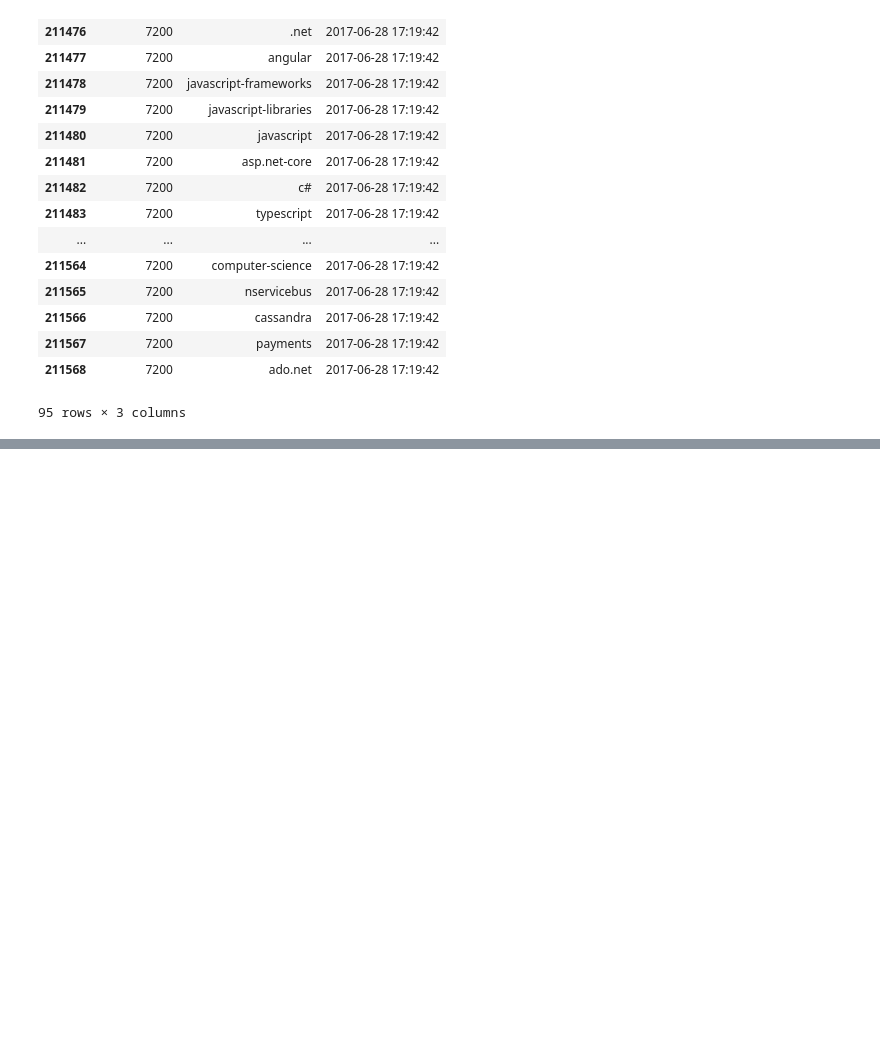
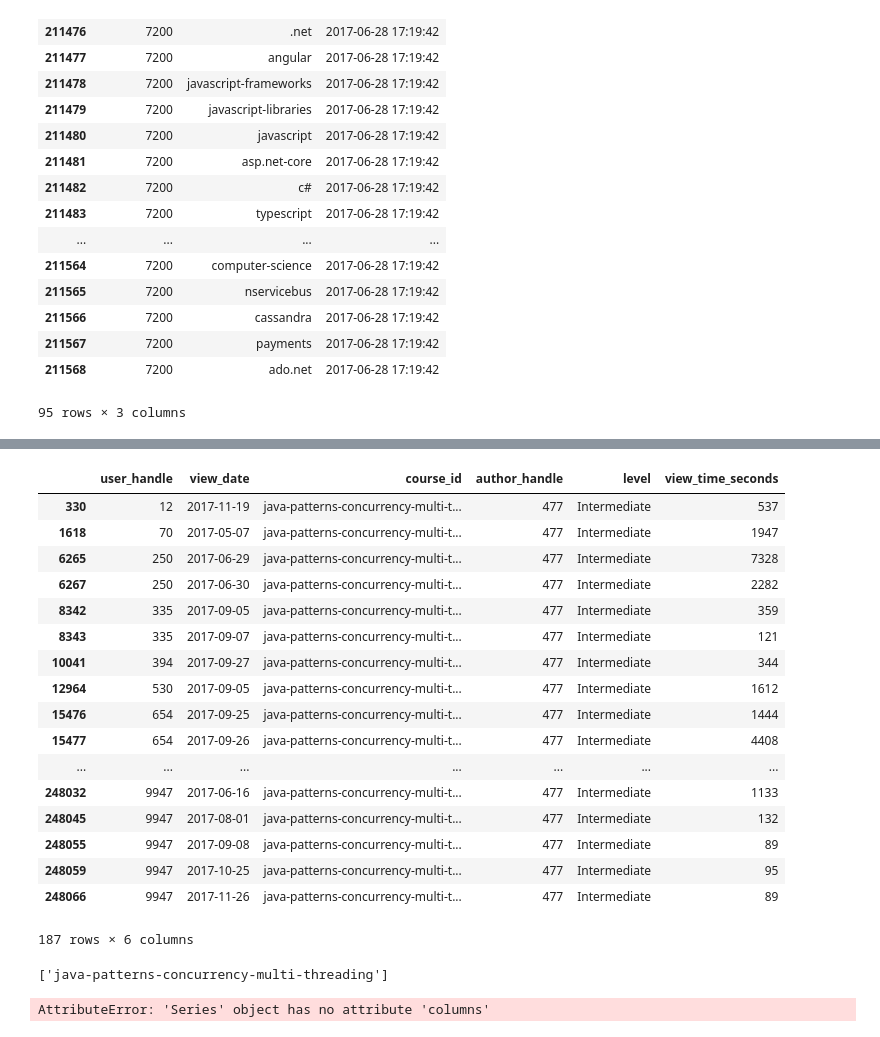
Before and after one commit to renjithmadhavan/flaskapp1, a Jupyter notebook: src/Data Exploratory Analysis Notebook.ipynb, the cells around one changed output, grey strips where cells are left out. Saved outputs shown, nothing was run; the diff lists cells and outputs as text; code cells hidden in the pictures; blank space fills up the shorter version.

```diff
--- a/src/Data Exploratory Analysis Notebook.ipynb
+++ b/src/Data Exploratory Analysis Notebook.ipynb
@@ -195,0 +382,35 @@ user_interests_df[user_interests_df.user_handle == 7200]
+# %%
+df1[df1.course_id == "java-patterns-concurrency-multi-threading"]
+# %% [output]
+|  | user_handle | view_date | course_id | author_handle | level | view_time_seconds |
+| 330 | 12 | 2017-11-19 | java-patterns-concurrency-multi-t... | 477 | Intermediate | 537 |
+| 1618 | 70 | 2017-05-07 | java-patterns-concurrency-multi-t... | 477 | Intermediate | 1947 |
+| 6265 | 250 | 2017-06-29 | java-patterns-concurrency-multi-t... | 477 | Intermediate | 7328 |
+| 6267 | 250 | 2017-06-30 | java-patterns-concurrency-multi-t... | 477 | Intermediate | 2282 |
+| 8342 | 335 | 2017-09-05 | java-patterns-concurrency-multi-t... | 477 | Intermediate | 359 |
+| 8343 | 335 | 2017-09-07 | java-patterns-concurrency-multi-t... | 477 | Intermediate | 121 |
+| 10041 | 394 | 2017-09-27 | java-patterns-concurrency-multi-t... | 477 | Intermediate | 344 |
+| 12964 | 530 | 2017-09-05 | java-patterns-concurrency-multi-t... | 477 | Intermediate | 1612 |
+| 15476 | 654 | 2017-09-25 | java-patterns-concurrency-multi-t... | 477 | Intermediate | 1444 |
+| 15477 | 654 | 2017-09-26 | java-patterns-concurrency-multi-t... | 477 | Intermediate | 4408 |
+| ... | ... | ... | ... | ... | ... | ... |
+| 248032 | 9947 | 2017-06-16 | java-patterns-concurrency-multi-t... | 477 | Intermediate | 1133 |
+| 248045 | 9947 | 2017-08-01 | java-patterns-concurrency-multi-t... | 477 | Intermediate | 132 |
+| 248055 | 9947 | 2017-09-08 | java-patterns-concurrency-multi-t... | 477 | Intermediate | 89 |
+| 248059 | 9947 | 2017-10-25 | java-patterns-concurrency-multi-t... | 477 | Intermediate | 95 |
+| 248066 | 9947 | 2017-11-26 | java-patterns-concurrency-multi-t... | 477 | Intermediate | 89 |
+187 rows × 6 columns
+# %%
+def find_common_courses(user1, user2):
+    user_course_df = pd.read_pickle(data_dir + 'usercoursematrix.pickle')
+    user1 = user_course_df.loc[user1]
+    user2 = user_course_df.loc[user2]
+    commoncourses = [user_course_df.columns[i] for i in range(len(user1)) if user1[i] > 0 and user2[i] > 0]
+    return commoncourses
+# %% [output]
+['java-patterns-concurrency-multi-threading']
+# %%
+user_course_df.columns[2802]
+user1.columns
+# %% [output]
+AttributeError: 'Series' object has no attribute 'columns'
```
Also changed, not shown: parts of 27 cells of this notebook, 3 other files.
